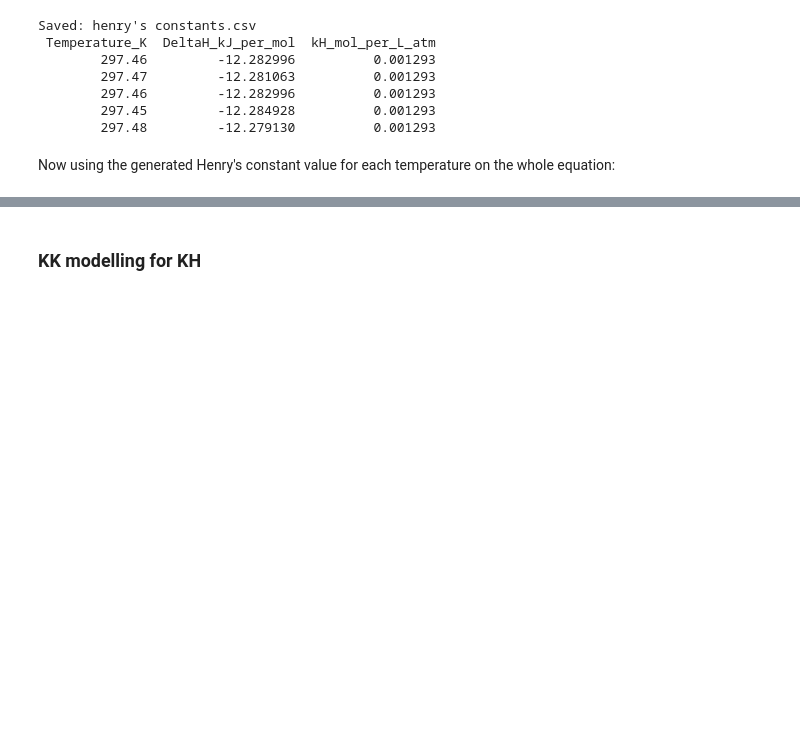
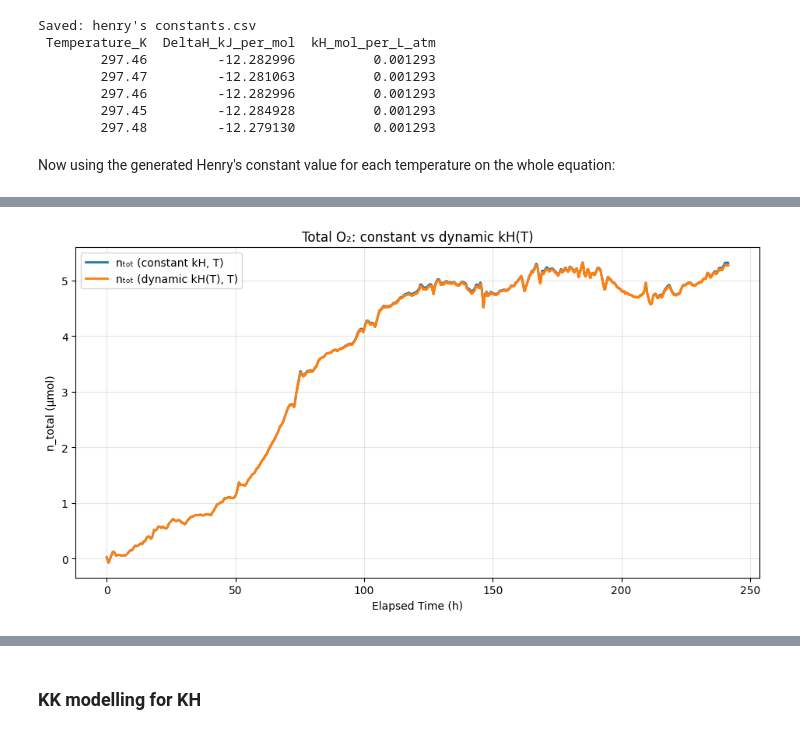
Before and after one commit to ChandrikaSethumadhavan/Thesis, a Jupyter notebook: EDA.ipynb, the cells around one changed output, grey strips where cells are left out. Drawn from its saved outputs; the diff is of its cells as text; code cells hidden in the pictures; blank space fills up the shorter version.

Commit message:
KK update - no huge change with ntot values

```diff
--- a/EDA.ipynb
+++ b/EDA.ipynb
@@ -495 +482,94 @@ Saved: M2_2.18mM_pressure_o2_release_n_total_dynamic_T_kH.csv
 [figure]
+# %%
+
+henry_csv  = "henry's constants.csv"         # must align row-wise with main_csv
+
+
+# Constants (atm system)
+R_atm  = 0.082057366079   # L·atm·mol^-1·K^-1
+Vg     = 0.002            # L
+Vsol   = 0.006            # L
+KH_const = 1.3e-3         # mol·L^-1·atm^-1 (constant case)
+T_const  = 297.15         # K (constant case)
+KPA_PER_ATM = 101.325
+
+# ---------- load main ----------
+df = pd.read_csv(main_csv)
+df.columns = [c.strip() for c in df.columns]
+time_h = pd.to_numeric(df[time_col], errors="coerce")
+P_kPa  = pd.to_numeric(df[press_col], errors="coerce")
+mask   = time_h.notna() & P_kPa.notna()
+time_h, P_kPa = time_h[mask].reset_index(drop=True), P_kPa[mask].reset_index(drop=True)
+time_h = time_h - time_h.iloc[0]  # start at 0 h
+
+# Absolute pressure (atm)
+
+P_atm= P_kPa / KPA_PER_ATM
+
+# ---------- load Henry (dynamic) ----------
+hdf = pd.read_csv(henry_csv)
+hdf.columns = [c.strip() for c in hdf.columns]
+T_K_dyn  = pd.to_numeric(hdf["Temperature_K"], errors="coerce")
+kH_dyn   = pd.to_numeric(hdf["kH_mol_per_L_atm"], errors="coerce")
+
+if len(T_K_dyn) != len(P_abs_atm):
+    raise ValueError(f"Row mismatch: main={len(P_abs_atm)}, henry={len(T_K_dyn)}. "
+                     "Regenerate Henry file from the same filtered rows so they align 1:1.")
+
+# ---------- n_tot (constant kH, T) ----------
+A_const = Vg/(R_atm*T_const) + KH_const*Vsol   # mol/atm
+n_tot_const_umol = (P_atm* A_const) * 1e6
+
+# ---------- n_tot (dynamic kH(T), T) ----------
+A_dyn = Vg/(R_atm*T_K_dyn.values) + kH_dyn.values*Vsol  # mol/atm
+n_tot_dyn_umol = (P_atm.values * A_dyn) * 1e6
+
+# ---------- differences ----------
+diff_umol = n_tot_dyn_umol - n_tot_const_umol
+pct_diff  = 100.0 * diff_umol / np.maximum(np.abs(n_tot_const_umol), 1e-12)
+
+# ---------- save comparison CSV ----------
+out = pd.DataFrame({
+    "Elapsed Time (h)": time_h,
+    "P_abs (atm)": P_atm,
+    "T_K_dynamic": T_K_dyn,
+    "kH_dynamic (mol/L/atm)": kH_dyn,
+    "n_tot_const (µmol)": n_tot_const_umol,
+    "n_tot_dynamic (µmol)": n_tot_dyn_umol,
+    "diff_dynamic_minus_const (µmol)": diff_umol,
+    "diff_percent_of_const (%)": pct_diff
+})
+out_path = Path(csv_path).with_name(Path(csv_path).stem + "_n_total_const_vs_dynamic.csv")
+out.to_csv(out_path, index=False)
+print(f"Saved: {out_path}")
+
+# ---------- PLOTS ----------
+# (1) Overlay with shaded difference
+plt.figure(figsize=(9.5, 5.2))
+plt.plot(time_h, n_tot_const_umol, linewidth=2, label="nₜₒₜ (constant kH, T)")
+plt.plot(time_h, n_tot_dyn_umol, linewidth=2, label="nₜₒₜ (dynamic kH(T), T)")
+# shade where dynamic > constant (above), and constant > dynamic (below)
+above = n_tot_dyn_umol >= n_tot_const_umol
+
+plt.xlabel("Elapsed Time (h)")
+plt.ylabel("n_total (µmol)")
+plt.title("Total O₂: constant vs dynamic kH(T)")
+plt.grid(True, alpha=0.3)
+plt.legend()
+plt.tight_layout()
+plt.show()
+
+
+plt.tight_layout()
+plt.show()
+
+# (3) Optional: quick summary numbers
+tail = max(5, len(time_h)//200)  # ~0.5% tail median to reduce last-point noise
+final_const = float(np.median(n_tot_const_umol[-tail:]))
+final_dyn   = float(np.median(n_tot_dyn_umol[-tail:]))
+print("\n=== End-of-run totals (tail median) ===")
+print(f"Constant: {final_const:.6f} µmol")
+print(f"Dynamic : {final_dyn:.6f} µmol")
+print(f"Δ Final : {final_dyn - final_const:.6f} µmol "
+      f"({100*(final_dyn-final_const)/max(final_const,1e-12):.4f} % of constant)")
+# %% [output]
@@ -495,0 +577 @@ Saved: M2_2.18mM_pressure_o2_release_n_total_dynamic_T_kH.csv
+[figure, added]
```
Also changed, not shown: parts of 11 cells of this notebook, 2 other files.
